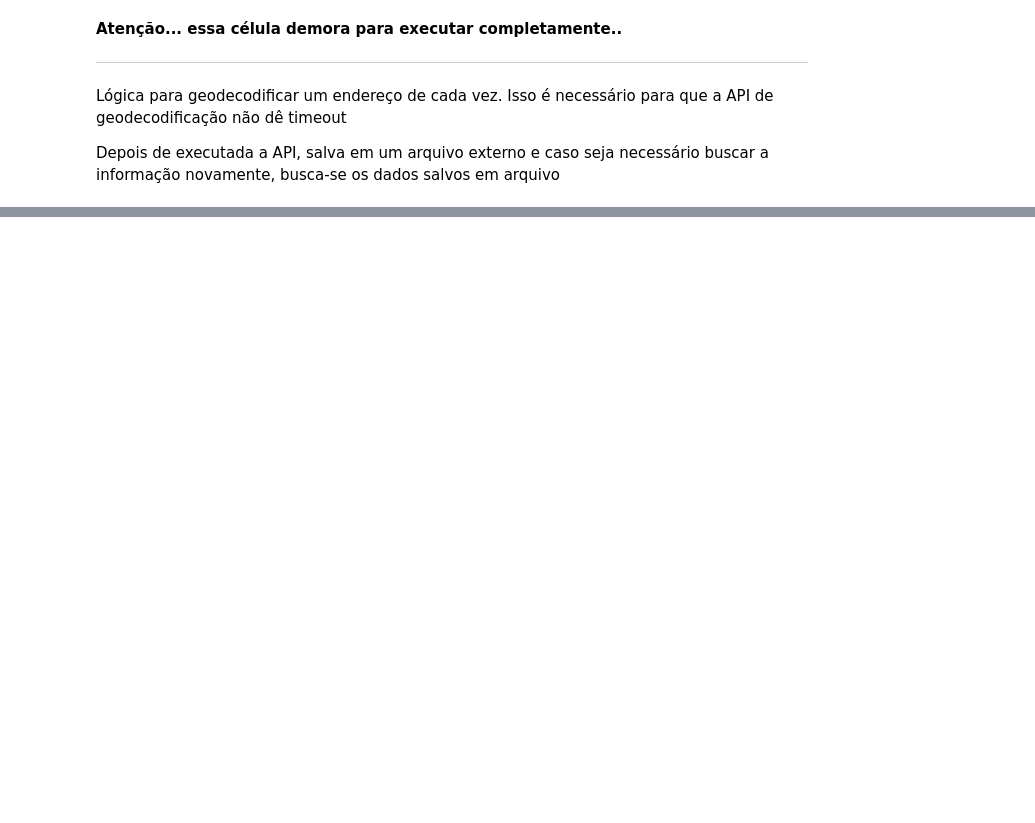
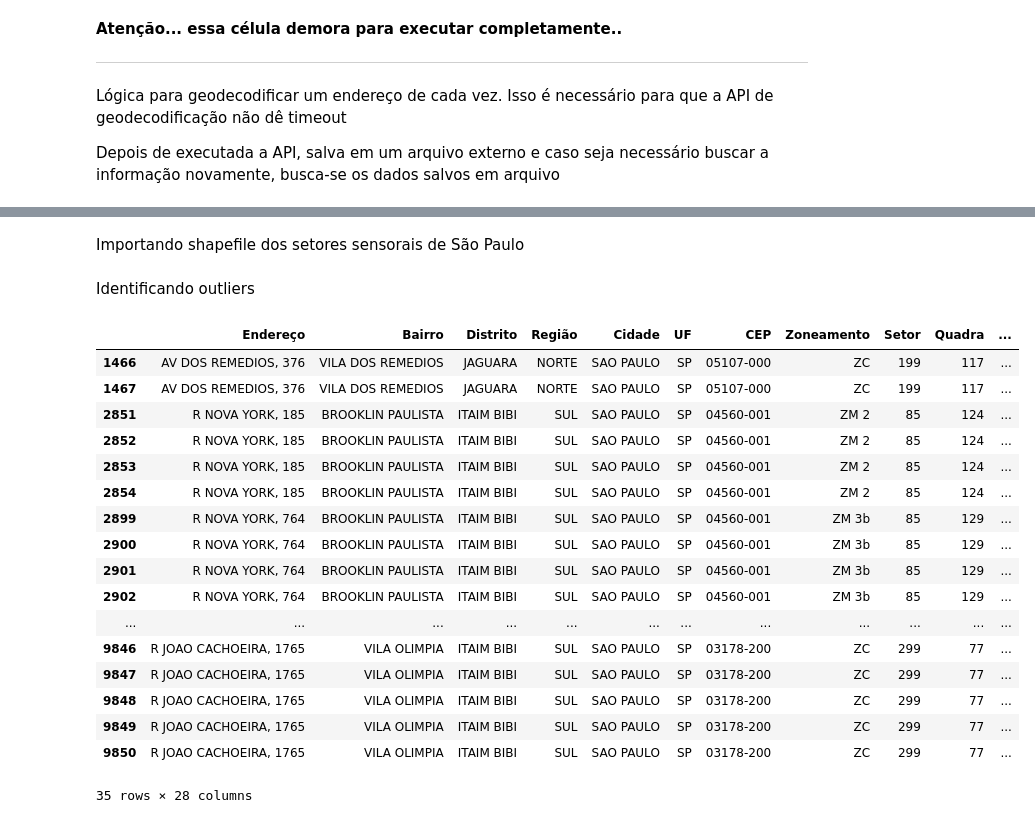
Before and after one commit to kzar1n/datascience, a Jupyter notebook: Trabalho_Precificação_de_Imóveis.ipynb, the cells around one changed output, grey strips where cells are left out. Saved outputs shown, nothing was run; the diff lists cells and outputs as text; code cells hidden in the pictures; blank space fills up the shorter version.

```diff
--- a/Trabalho_Precificação_de_Imóveis.ipynb
+++ b/Trabalho_Precificação_de_Imóveis.ipynb
@@ -272,0 +281,2 @@ data.head()
+# %% [markdown]
+Importando shapefile dos setores sensorais de São Paulo
@@ -272,0 +290,27 @@ data.head()
+# %% [markdown]
+Identificando outliers
+# %%
+out = [not x for x in geo_data['geometry'].within(sp.iloc[0].geometry)]
+
+fora_de_sp = geo_data[out]
+# %%
+fora_de_sp
+# %% [output]
+|  | Endereço | Bairro | Distrito | Região | Cidade | UF | CEP | Zoneamento | Setor | Quadra | ... |
+| 1466 | AV DOS REMEDIOS, 376 | VILA DOS REMEDIOS | JAGUARA | NORTE | SAO PAULO | SP | 05107-000 | ZC | 199 | 117 | ... |
+| 1467 | AV DOS REMEDIOS, 376 | VILA DOS REMEDIOS | JAGUARA | NORTE | SAO PAULO | SP | 05107-000 | ZC | 199 | 117 | ... |
+| 2851 | R NOVA YORK, 185 | BROOKLIN PAULISTA | ITAIM BIBI | SUL | SAO PAULO | SP | 04560-001 | ZM 2 | 85 | 124 | ... |
+| 2852 | R NOVA YORK, 185 | BROOKLIN PAULISTA | ITAIM BIBI | SUL | SAO PAULO | SP | 04560-001 | ZM 2 | 85 | 124 | ... |
+| 2853 | R NOVA YORK, 185 | BROOKLIN PAULISTA | ITAIM BIBI | SUL | SAO PAULO | SP | 04560-001 | ZM 2 | 85 | 124 | ... |
+| 2854 | R NOVA YORK, 185 | BROOKLIN PAULISTA | ITAIM BIBI | SUL | SAO PAULO | SP | 04560-001 | ZM 2 | 85 | 124 | ... |
+| 2899 | R NOVA YORK, 764 | BROOKLIN PAULISTA | ITAIM BIBI | SUL | SAO PAULO | SP | 04560-001 | ZM 3b | 85 | 129 | ... |
+| 2900 | R NOVA YORK, 764 | BROOKLIN PAULISTA | ITAIM BIBI | SUL | SAO PAULO | SP | 04560-001 | ZM 3b | 85 | 129 | ... |
+| 2901 | R NOVA YORK, 764 | BROOKLIN PAULISTA | ITAIM BIBI | SUL | SAO PAULO | SP | 04560-001 | ZM 3b | 85 | 129 | ... |
+| 2902 | R NOVA YORK, 764 | BROOKLIN PAULISTA | ITAIM BIBI | SUL | SAO PAULO | SP | 04560-001 | ZM 3b | 85 | 129 | ... |
+| ... | ... | ... | ... | ... | ... | ... | ... | ... | ... | ... | ... |
+| 9846 | R JOAO CACHOEIRA, 1765 | VILA OLIMPIA | ITAIM BIBI | SUL | SAO PAULO | SP | 03178-200 | ZC | 299 | 77 | ... |
+| 9847 | R JOAO CACHOEIRA, 1765 | VILA OLIMPIA | ITAIM BIBI | SUL | SAO PAULO | SP | 03178-200 | ZC | 299 | 77 | ... |
+| 9848 | R JOAO CACHOEIRA, 1765 | VILA OLIMPIA | ITAIM BIBI | SUL | SAO PAULO | SP | 03178-200 | ZC | 299 | 77 | ... |
+| 9849 | R JOAO CACHOEIRA, 1765 | VILA OLIMPIA | ITAIM BIBI | SUL | SAO PAULO | SP | 03178-200 | ZC | 299 | 77 | ... |
+| 9850 | R JOAO CACHOEIRA, 1765 | VILA OLIMPIA | ITAIM BIBI | SUL | SAO PAULO | SP | 03178-200 | ZC | 299 | 77 | ... |
+35 rows × 28 columns
```
Also changed, not shown: parts of 35 cells of this notebook.
